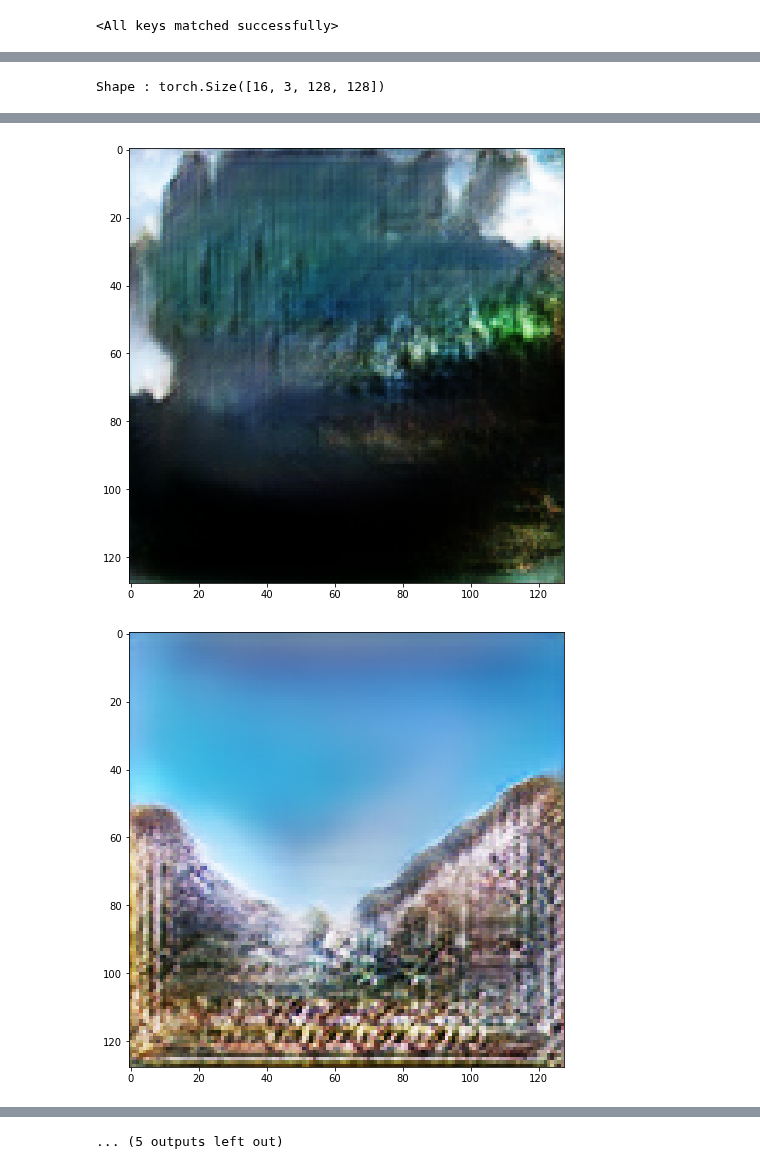
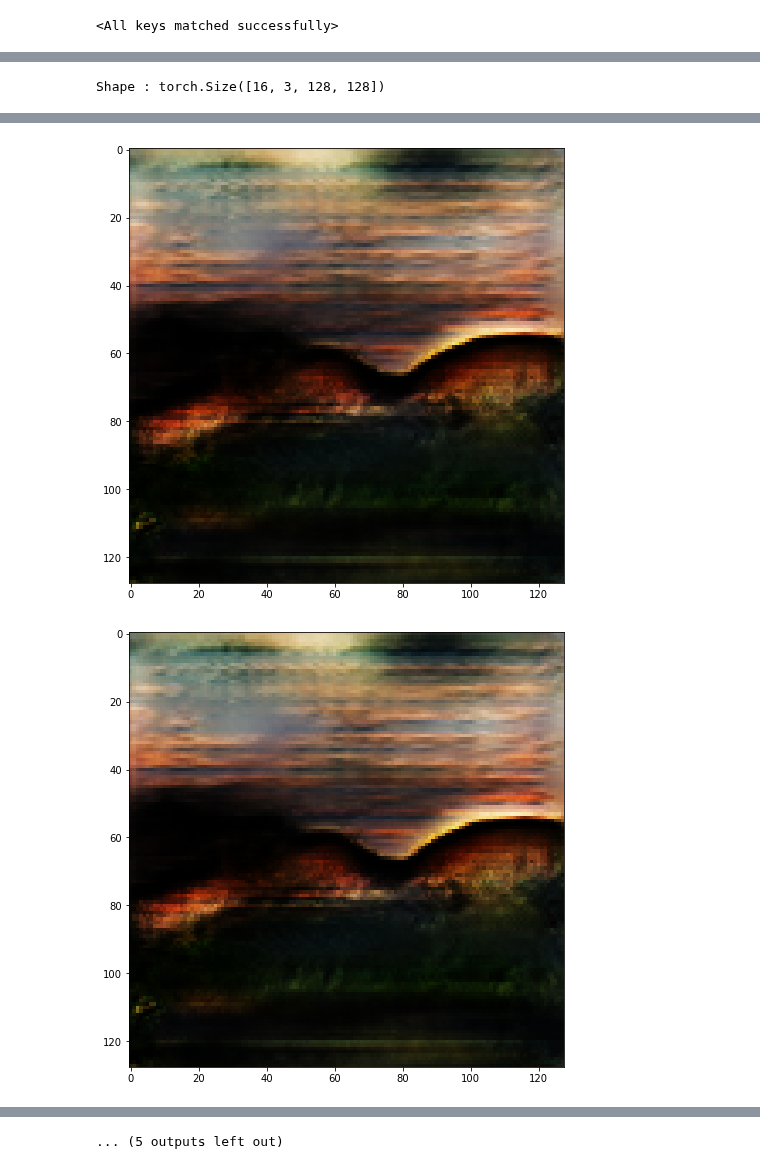
Before and after one commit to arthurviens/genmodel-DCGAN, a Jupyter notebook: gan.ipynb, the cells around one changed output, grey strips where cells are left out. Saved outputs shown, nothing was run; the diff lists cells and outputs as text; code cells hidden in the pictures.

```diff
--- a/gan.ipynb
+++ b/gan.ipynb
@@ -59,11 +56,12 @@ Number of parameters : D : 16901081, G : 26711367
 # %%
 import pandas as pd
-fichier = "res-gan"
+fichier = "res-gan-2"
 
 
 model = Generator(z_dim)#.to(device)
 #model2 = Discriminator().to(device)
-model.load_state_dict(torch.load(f"saved_models/{fichier}_generator.sav"))
+#model.load_state_dict(torch.load(f"saved_models/{fichier}_generator.sav"))
+model.load_state_dict(torch.load(f"saved_models/{fichier}_generator_epoch400.sav"))
 # %% [output]
 <All keys matched successfully>
 # %%
@@ -94,7 +92,7 @@ generated = model(x)
 print(f"Shape : {generated.shape}")
 #axes[0].imshow(generated[i].cpu().detach().numpy().transpose((1, 2, 0)))
 for i in range(batch_size):
-    fig,axes = plt.subplots(1,1, figsize=(8,8))
+    fig,axes = plt.subplots(1,1, figsize=(6,6))
     axes.imshow(generated[i].cpu().detach().numpy().transpose((1, 2, 0)))
 # %% [output]
 Shape : torch.Size([16, 3, 128, 128])
@@ -107,2 +105,2 @@ Shape : torch.Size([16, 3, 128, 128])
-[figure, old version]
+[figure, new version]
-[figure, old version]
+[figure, new version]
```
Also changed, not shown: parts of 5 cells of this notebook, 7 other files.
